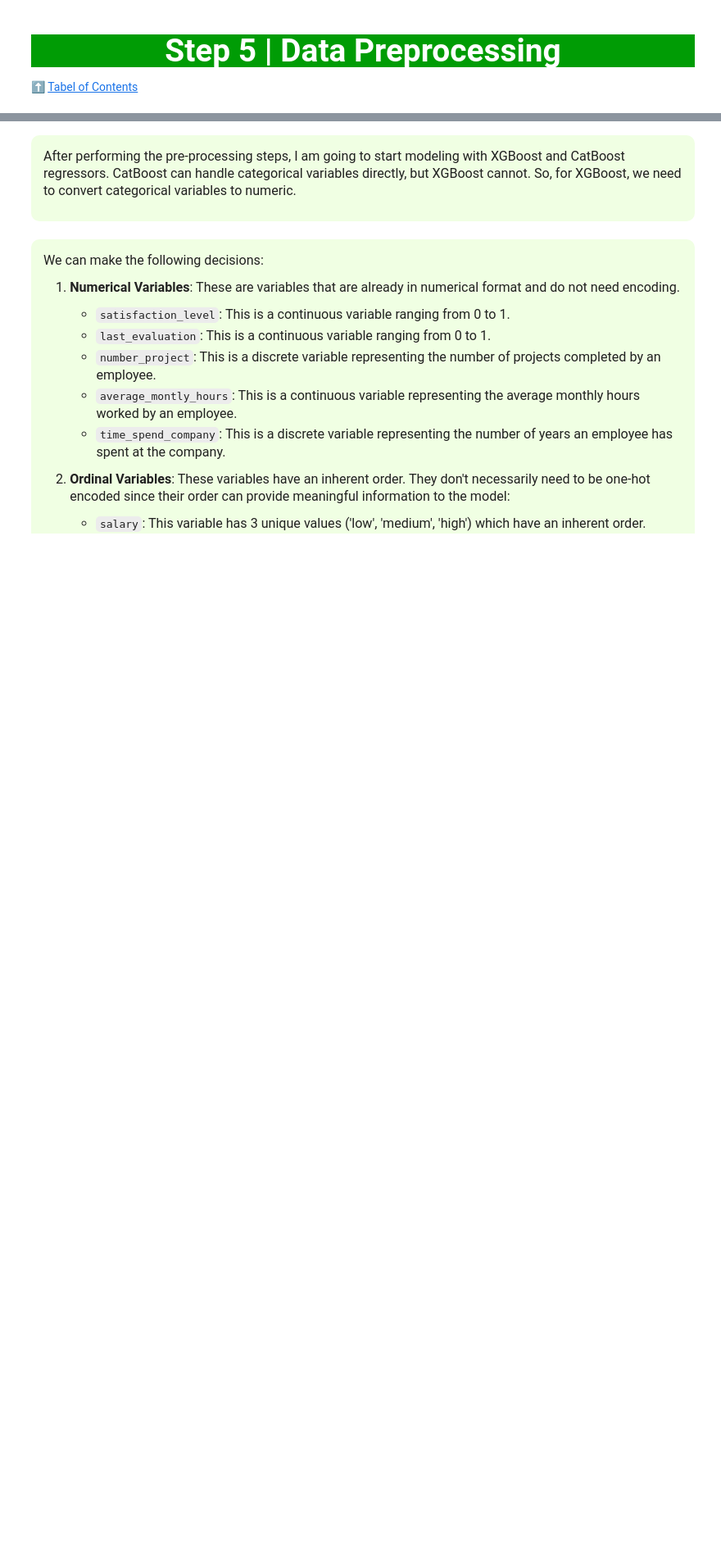
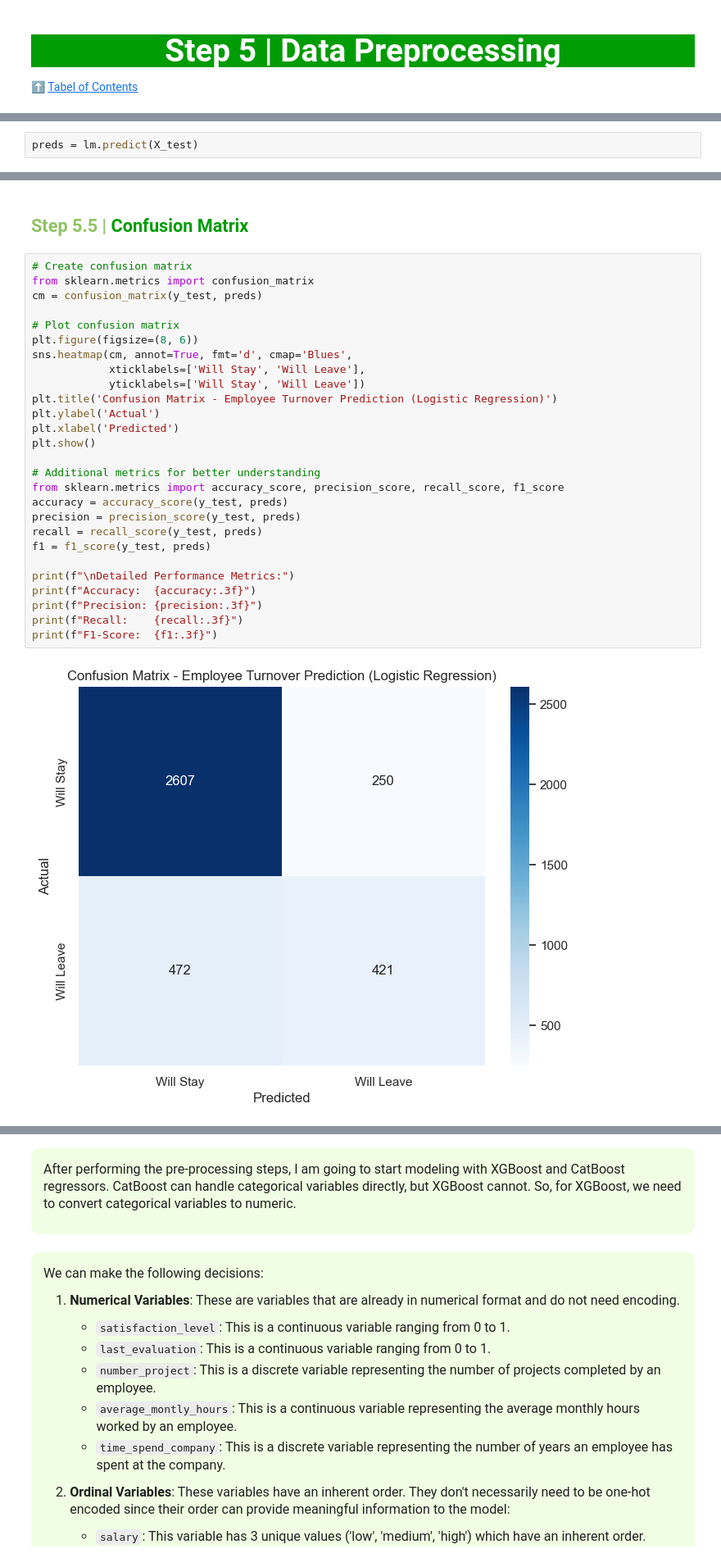
Before and after one commit to plozano0/Hands-On-Data-Analysis-with-Pandas-2nd-Edition, a Jupyter notebook: Lozano_P_Final_Project.ipynb, the cells around one changed output, grey strips where cells are left out. Shown at 82% size. Drawn from its saved outputs; the diff is of its cells as text; blank space fills up the shorter version.

```diff
--- a/Lozano_P_Final_Project.ipynb
+++ b/Lozano_P_Final_Project.ipynb
@@ -679,0 +640,2 @@ Our dataset has no missing values, eliminating the need for imputation or remova
+# %%
+preds = lm.predict(X_test)
@@ -679,0 +694,32 @@ Our dataset has no missing values, eliminating the need for imputation or remova
+# %% [markdown]
+<a id="missing"></a>
+## <b><span style='color:#8fc265'>Step 5.5 |</span><span style='color:#009c05'> Confusion Matrix</span></b>
+# %%
+# Create confusion matrix
+from sklearn.metrics import confusion_matrix
+cm = confusion_matrix(y_test, preds)
+
+# Plot confusion matrix
+plt.figure(figsize=(8, 6))
+sns.heatmap(cm, annot=True, fmt='d', cmap='Blues',
+            xticklabels=['Will Stay', 'Will Leave'],
+            yticklabels=['Will Stay', 'Will Leave'])
+plt.title('Confusion Matrix - Employee Turnover Prediction (Logistic Regression)')
+plt.ylabel('Actual')
+plt.xlabel('Predicted')
+plt.show()
+
+# Additional metrics for better understanding
+from sklearn.metrics import accuracy_score, precision_score, recall_score, f1_score
+accuracy = accuracy_score(y_test, preds)
+precision = precision_score(y_test, preds)
+recall = recall_score(y_test, preds)
+f1 = f1_score(y_test, preds)
+
+print(f"\nDetailed Performance Metrics:")
+print(f"Accuracy:  {accuracy:.3f}")
+print(f"Precision: {precision:.3f}")
+print(f"Recall:    {recall:.3f}")
+print(f"F1-Score:  {f1:.3f}")
+# %% [output]
+[figure, added]
```
Also changed, not shown: parts of 42 cells of this notebook.
